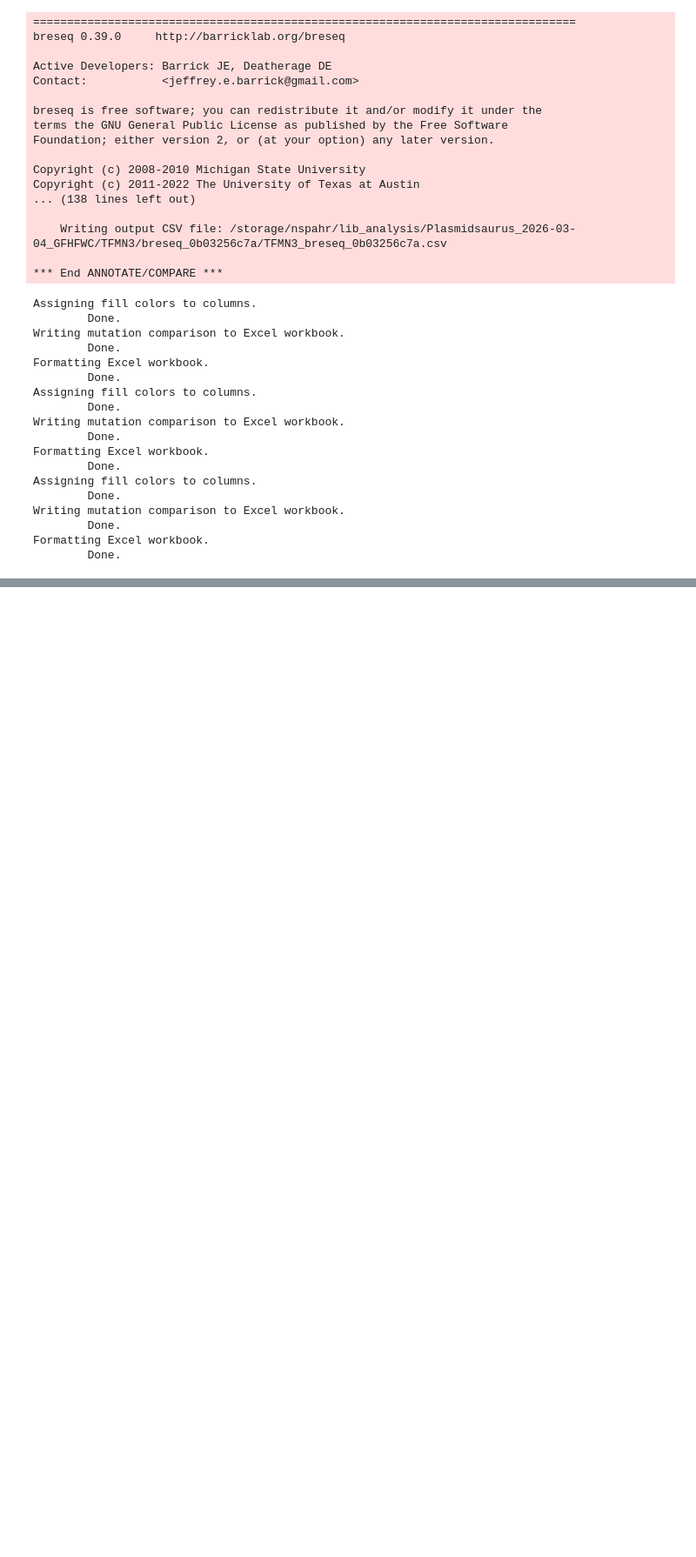
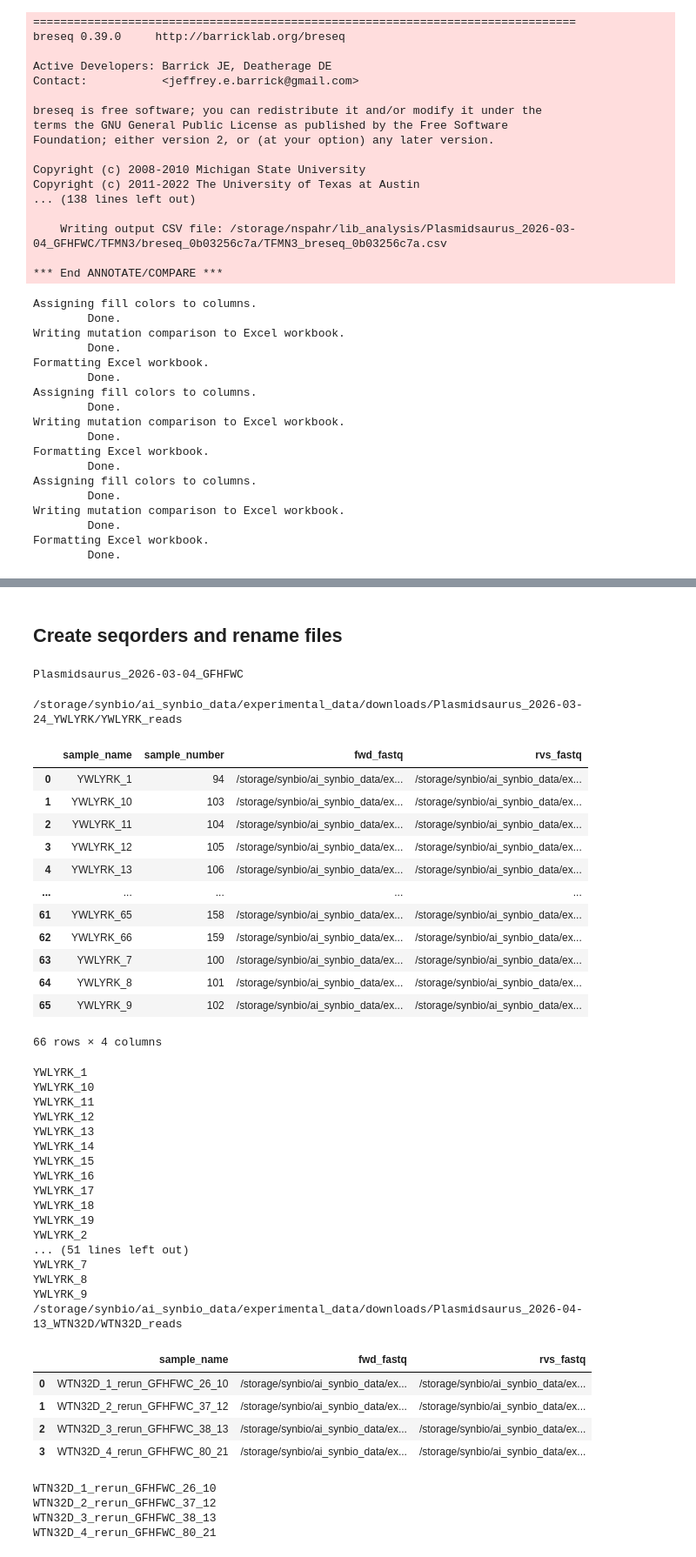
Before and after one commit to nspahr08/AISynbioPipeline, a Jupyter notebook: notebooks/TFMN2-TFMN3_Processing.ipynb, the cells around one changed output, grey strips where cells are left out. Shown at 87% size. Saved outputs shown, nothing was run; the diff lists cells and outputs as text; code cells hidden in the pictures; blank space fills up the shorter version.

Commit message:
Added, modified seq data processing notebooks.

```diff
--- a/notebooks/TFMN2-TFMN3_Processing.ipynb
+++ b/notebooks/TFMN2-TFMN3_Processing.ipynb
@@ -2029,0 +2130,76 @@ Formatting Excel workbook.
+# %% [markdown]
+## Create seqorders and rename files
+# %%
+item_code = 'GFHFWC'
+seqorder_name = create_seqorder_name(item_code)
+print(seqorder_name)
+# reception_dir = '/storage/synbio/ai_synbio_data/experimental_data/downloads/' + seqorder_name
+# plasmidsaurus_read_folder_name = os.path.join(reception_dir, item_code + '_reads')
+# os.listdir(plasmidsaurus_read_folder_name)
+# %% [output]
+Plasmidsaurus_2026-03-04_GFHFWC
+# %%
+from aisynbiopipeline.workflows.plasmidsaurus import create_seqorder_name
+from aisynbiopipeline.workflows.fastq_utils import create_manifest, parse_illumina_fastq_filename
+
+# The two seqorders have different file name formats :-(
+item_code = 'YWLYRK'
+seqorder_name = create_seqorder_name(item_code)
+reception_dir = '/storage/synbio/ai_synbio_data/experimental_data/downloads/' + seqorder_name
+plasmidsaurus_read_folder_name = os.path.join(reception_dir, item_code + '_reads')
+print(plasmidsaurus_read_folder_name)
+manifest = create_manifest(plasmidsaurus_read_folder_name, platform='illumina')
+display(manifest)
+for s in manifest['sample_name']:
+    print(s)
+
+item_code = 'WTN32D'
+seqorder_name = create_seqorder_name(item_code)
+reception_dir = '/storage/synbio/ai_synbio_data/experimental_data/downloads/' + seqorder_name
+plasmidsaurus_read_folder_name = os.path.join(reception_dir, item_code + '_reads')
+print(plasmidsaurus_read_folder_name)
+manifest = create_manifest(plasmidsaurus_read_folder_name, platform='plasmidsaurus_illumina')
+display(manifest)
+for s in manifest['sample_name']:
+    print(s)
+# %% [output]
+/storage/synbio/ai_synbio_data/experimental_data/downloads/Plasmidsaurus_2026-03-24_YWLYRK/YWLYRK_reads
+|  | sample_name | sample_number | fwd_fastq | rvs_fastq |
+| 0 | YWLYRK_1 | 94 | /storage/synbio/ai_synbio_data/ex... | /storage/synbio/ai_synbio_data/ex... |
+| 1 | YWLYRK_10 | 103 | /storage/synbio/ai_synbio_data/ex... | /storage/synbio/ai_synbio_data/ex... |
+| 2 | YWLYRK_11 | 104 | /storage/synbio/ai_synbio_data/ex... | /storage/synbio/ai_synbio_data/ex... |
+| 3 | YWLYRK_12 | 105 | /storage/synbio/ai_synbio_data/ex... | /storage/synbio/ai_synbio_data/ex... |
+| 4 | YWLYRK_13 | 106 | /storage/synbio/ai_synbio_data/ex... | /storage/synbio/ai_synbio_data/ex... |
+| ... | ... | ... | ... | ... |
+| 61 | YWLYRK_65 | 158 | /storage/synbio/ai_synbio_data/ex... | /storage/synbio/ai_synbio_data/ex... |
+| 62 | YWLYRK_66 | 159 | /storage/synbio/ai_synbio_data/ex... | /storage/synbio/ai_synbio_data/ex... |
+| 63 | YWLYRK_7 | 100 | /storage/synbio/ai_synbio_data/ex... | /storage/synbio/ai_synbio_data/ex... |
+| 64 | YWLYRK_8 | 101 | /storage/synbio/ai_synbio_data/ex... | /storage/synbio/ai_synbio_data/ex... |
+| 65 | YWLYRK_9 | 102 | /storage/synbio/ai_synbio_data/ex... | /storage/synbio/ai_synbio_data/ex... |
+66 rows × 4 columns
+YWLYRK_1
+YWLYRK_10
+YWLYRK_11
+YWLYRK_12
+YWLYRK_13
+YWLYRK_14
+YWLYRK_15
+YWLYRK_16
+YWLYRK_17
+YWLYRK_18
+YWLYRK_19
+YWLYRK_2
+... (51 lines left out)
+YWLYRK_7
+YWLYRK_8
+YWLYRK_9
+/storage/synbio/ai_synbio_data/experimental_data/downloads/Plasmidsaurus_2026-04-13_WTN32D/WTN32D_reads
+|  | sample_name | fwd_fastq | rvs_fastq |
+| 0 | WTN32D_1_rerun_GFHFWC_26_10 | /storage/synbio/ai_synbio_data/ex... | /storage/synbio/ai_synbio_data/ex... |
+| 1 | WTN32D_2_rerun_GFHFWC_37_12 | /storage/synbio/ai_synbio_data/ex... | /storage/synbio/ai_synbio_data/ex... |
+| 2 | WTN32D_3_rerun_GFHFWC_38_13 | /storage/synbio/ai_synbio_data/ex... | /storage/synbio/ai_synbio_data/ex... |
+| 3 | WTN32D_4_rerun_GFHFWC_80_21 | /storage/synbio/ai_synbio_data/ex... | /storage/synbio/ai_synbio_data/ex... |
+WTN32D_1_rerun_GFHFWC_26_10
+WTN32D_2_rerun_GFHFWC_37_12
+WTN32D_3_rerun_GFHFWC_38_13
+WTN32D_4_rerun_GFHFWC_80_21
```
Also changed, not shown: parts of 33 cells of this notebook, 2 other files.
